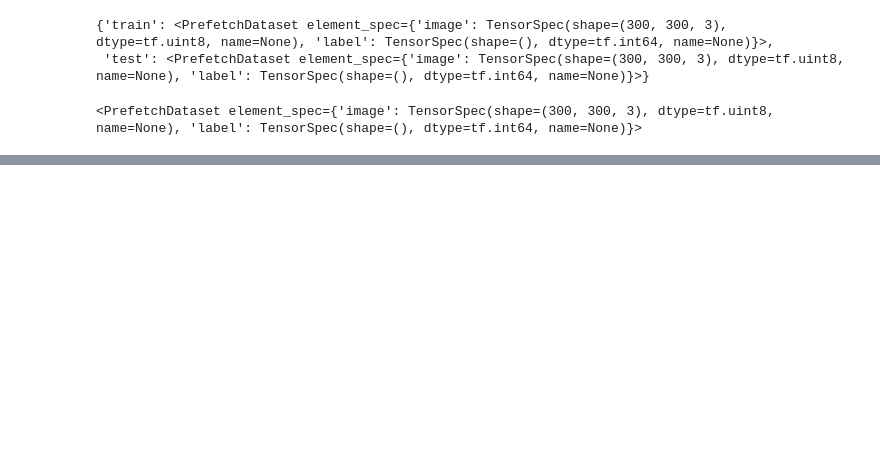
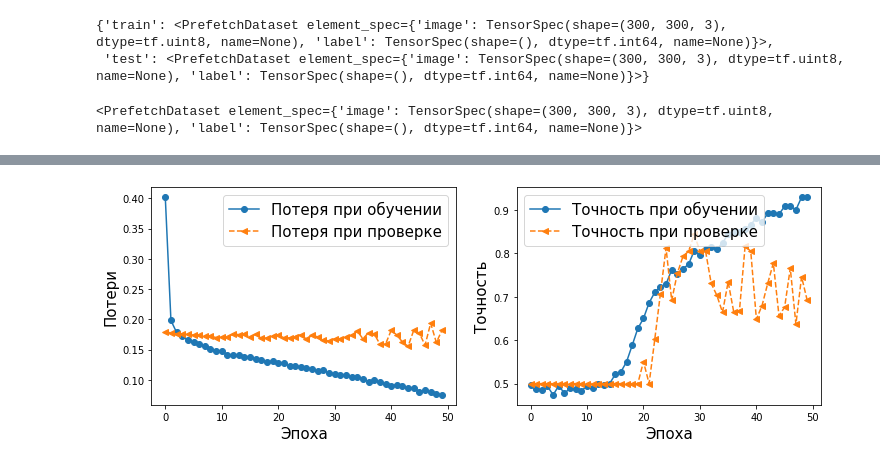
Before and after one commit to airatinho/task, a Jupyter notebook: rashka.ipynb, the cells around one changed output, grey strips where cells are left out. Cells and saved outputs as stored; diff of their text form; code cells hidden in the pictures; blank space fills up the shorter version.

```diff
--- a/rashka.ipynb
+++ b/rashka.ipynb
@@ -1427,11 +1427,11 @@ plt.show()
 # %%
 import numpy as np
-BATCH_SIZE=50
-BUFFER_SIZE=1000
-IMAGE_SIZE=(200,200)
+BATCH_SIZE=100
+BUFFER_SIZE=100
+IMAGE_SIZE=(150,150)
 steps_per_epoch=np.ceil(1000/BATCH_SIZE)
 ds_train=train_hh.map(lambda x: preprocess(x,size=IMAGE_SIZE))
-ds_train=ds_train.shuffle(BUFFER_SIZE).repeat()
+ds_train=ds_train.shuffle(buffer_size=BUFFER_SIZE).repeat()
 ds_train=ds_train.batch(BATCH_SIZE)
 ds_valid=test_hh.map(lambda x: preprocess(x,size=IMAGE_SIZE
                                           # ,mode='eval'
@@ -1487,6 +1515,7 @@ TensorShape([None, 25, 25, 256])
 # %%
-from tensorflow.keras.layers import GlobalAvgPool2D
+from tensorflow.keras.layers import GlobalAvgPool2D,Flatten
 
-model.add(GlobalAvgPool2D())#вычисляет среднее каждого канала
-model.compute_output_shape(input_shape=(None, 200, 200, 3))
+# model.add(GlobalAvgPool2D())#вычисляет среднее каждого канала
+model.add(Flatten())
+model.compute_output_shape(input_shape=(None, 150, 150, 3))
 # %% [output]
@@ -1494,13 +1523,16 @@ TensorShape([None, 256])
 # %%
 model.add(Dense(
-    256,name='fc_1',activation="relu"
+    1024,name='fc_1',activation="relu",activity_regularizer='l2'
 ))
+# model.add(Dropout(
+#     0.2
+# ))
 # model.add(Dense(
-#     16,activation="relu"
+#     16,activation="relu",activity_regularizer='l2'
 # ))
 model.add(Dense(
-    1,activation="sigmoid"
+    1,activation='sigmoid'
 ))
-model.build(input_shape=(None, 200, 200, 3))
+model.build(input_shape=(None, 150, 150, 3))
 model.summary()
 # %% [output]
@@ -1523,9 +1555,9 @@ Non-trainable params: 0
 _________________________________________________________________
 # %%
 model.compile(
-    optimizer=tf.keras.optimizers.Adam(),
-    loss=tf.losses.BinaryCrossentropy(from_logits=True),
-              metrics=['accuracy']
+    optimizer=tf.keras.optimizers.RMSprop(learning_rate=0.0001),
+    loss=tf.losses.BinaryFocalCrossentropy(from_logits=True),
+              metrics=['binary_accuracy']
 )
 history=model.fit(
     ds_train,epochs=50,
@@ -1554,22 +1585,24 @@ KeyboardInterrupt:
 # %%
 
 import matplotlib.pyplot as plt
 import numpy as np
 hist=history.history
 x_arr=np.arange(len(hist['loss']))
 fig=plt.figure(figsize=(12,4))
 ax=fig.add_subplot(1,2,1)
 ax.plot(x_arr,hist['loss'],'-o',label='Потеря при обучении')
 ax.plot(x_arr,hist['val_loss'],'--<',label='Потеря при проверке')
 ax.legend(fontsize=15)
 ax.set_xlabel("Эпоха",size=15)
 ax.set_ylabel("Потери",size=15)
 
 
 ax=fig.add_subplot(1,2,2)
-ax.plot(x_arr,hist['accuracy'],'-o',label='Точность при обучении')
-ax.plot(x_arr,hist['val_accuracy'],'--<',label='Точность при проверке')
+ax.plot(x_arr,hist['binary_accuracy'],'-o',label='Точность при обучении')
+ax.plot(x_arr,hist['val_binary_accuracy'],'--<',label='Точность при проверке')
 ax.legend(fontsize=15)
 ax.set_xlabel("Эпоха",size=15)
 ax.set_ylabel("Точность",size=15)
 plt.show()
+# %% [output]
+[figure, added]
```
Also changed, not shown: parts of 7 cells of this notebook.
